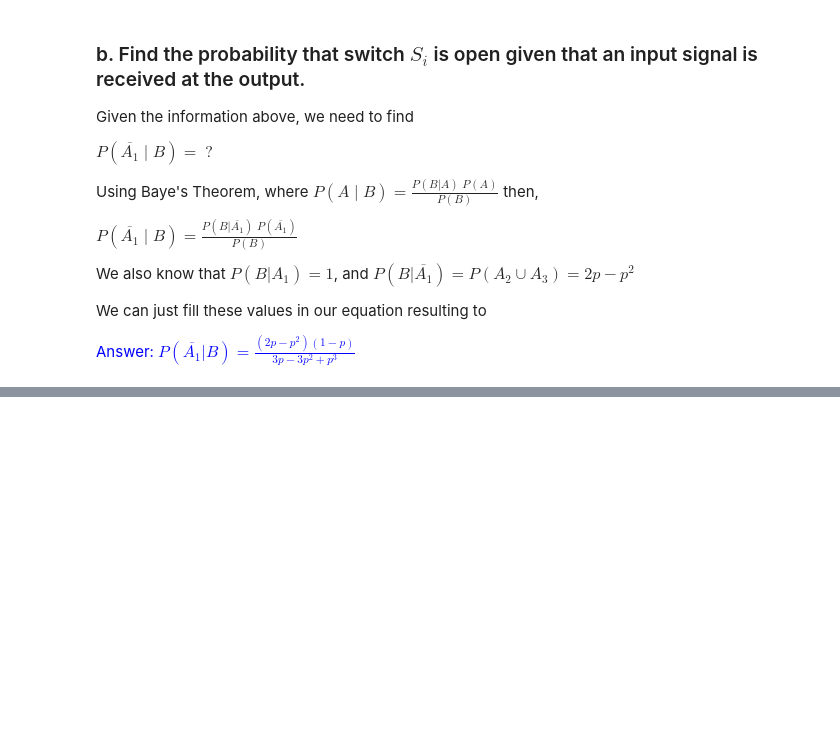
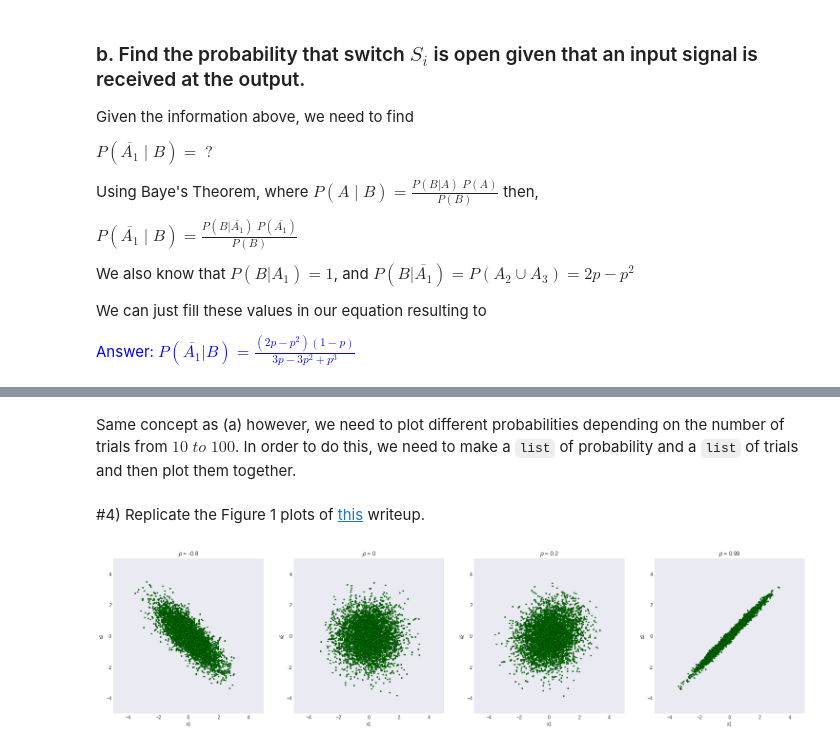
Before and after one commit to yumeean/CS482, a Jupyter notebook: Homework1_ig62.ipynb, the cells around one changed output, grey strips where cells are left out. Drawn from its saved outputs; the diff is of its cells as text; code cells hidden in the pictures; blank space fills up the shorter version.

```diff
--- a/Homework1_ig62.ipynb
+++ b/Homework1_ig62.ipynb
@@ -116,0 +183,35 @@ We can just fill these values in our equation resulting to
+# %% [markdown]
+Same concept as (a) however, we need to plot different probabilities depending on the number of trials from $10 \;to \;100$. In order to do this, we need to make a `list` of probability and a `list` of trials and then plot them together.
+# %% [markdown]
+#4) Replicate the Figure 1 plots of [this](http://hosting.astro.cornell.edu/~cordes/A6523/GeneratingCorrelatedRandomVariables.pdf) writeup.
+# %%
+import numpy as np
+import matplotlib.pyplot as plt
+from scipy.stats import multivariate_normal
+
+
+plt.style.use('seaborn-pastel')
+plt.rcParams['figure.figsize']=26,6
+
+random_seed=1000
+
+rho_list = [-0.8, 0, 0.20, 0.99]
+
+mu = np.array([0,0])
+
+for i, val in enumerate(rho_list):
+    ax = plt.subplot(1, 4, i + 1)
+    rho = np.array([[1, val], [val, 1]])
+    distr = multivariate_normal(cov = rho, mean = mu, seed = random_seed)
+    data = distr.rvs(size = 5000)
+
+    ax.plot(data[:,0], data[:,1], 'o', c = 'green', markersize = 3, markeredgewidth = 0.25, markeredgecolor = 'black')
+    ax.title.set_text(r'$\rho$ = ' + str(val))
+    ax.set_xlabel('x1')
+    ax.set_ylabel('x2')
+    ax.set_xlim([-5,5])
+    ax.set_ylim([-5,5])
+
+plt.show()
+# %% [output]
+[figure, added]
```
Also changed, not shown: parts of 9 cells of this notebook.
